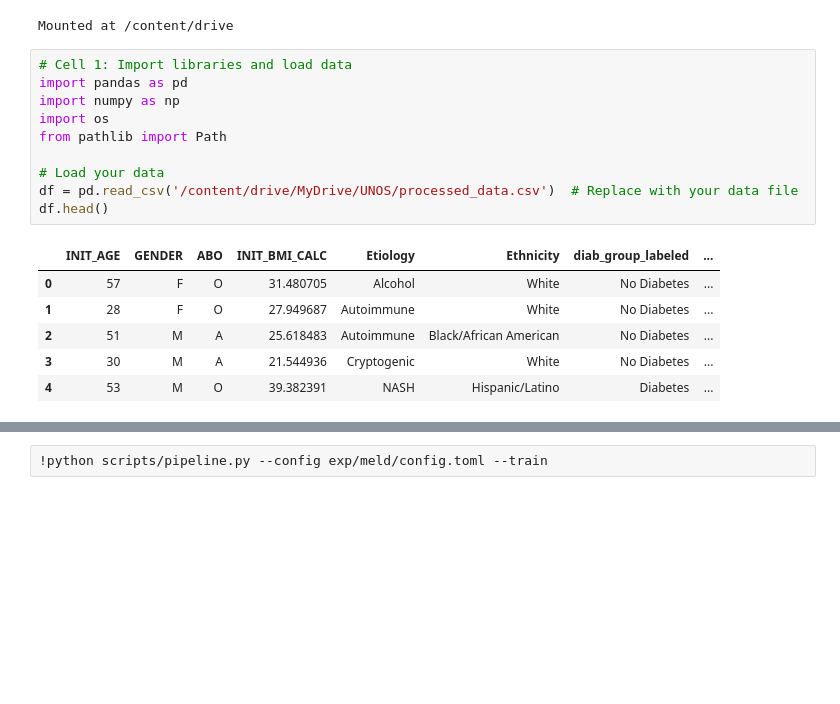
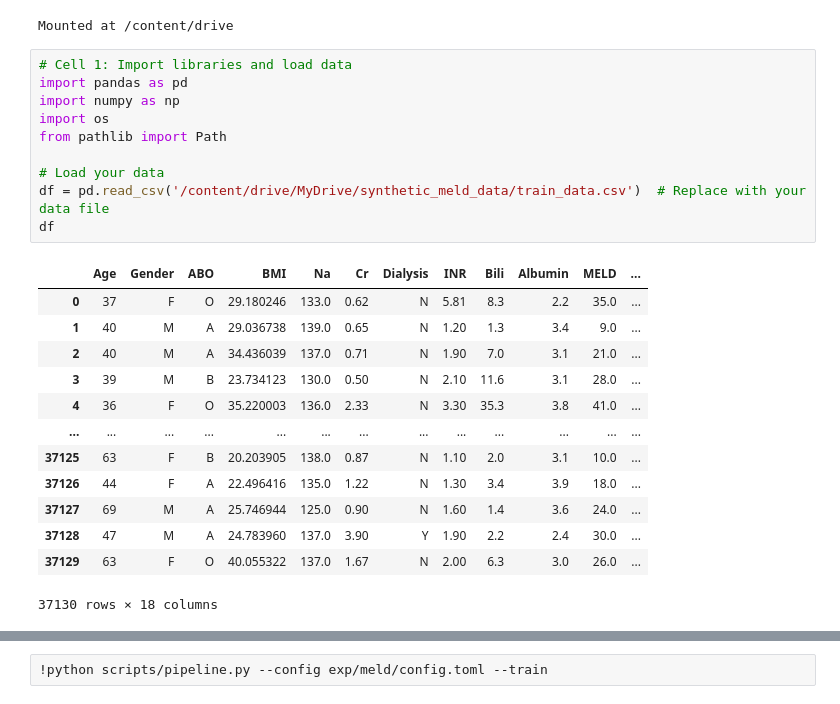
Before and after one commit to chahn85/UNOS_Synthetic, a Jupyter notebook: UNOS_MELD_gen.ipynb, the cells around one changed output, grey strips where cells are left out. Saved outputs shown, nothing was run; the diff lists cells and outputs as text; blank space fills up the shorter version.

```diff
--- a/UNOS_MELD_gen.ipynb
+++ b/UNOS_MELD_gen.ipynb
@@ -91,17 +91,24 @@ Mounted at /content/drive
 # %%
 # Cell 1: Import libraries and load data
 import pandas as pd
 import numpy as np
 import os
 from pathlib import Path
 
 # Load your data
-df = pd.read_csv('/content/drive/MyDrive/UNOS/processed_data.csv')  # Replace with your data file
-df.head()
+df = pd.read_csv('/content/drive/MyDrive/synthetic_meld_data/train_data.csv')  # Replace with your data file
+df
 # %% [output]
-|  | INIT_AGE | GENDER | ABO | INIT_BMI_CALC | Etiology | Ethnicity | diab_group_labeled | ... |
-| 0 | 57 | F | O | 31.480705 | Alcohol | White | No Diabetes | ... |
-| 1 | 28 | F | O | 27.949687 | Autoimmune | White | No Diabetes | ... |
-| 2 | 51 | M | A | 25.618483 | Autoimmune | Black/African American | No Diabetes | ... |
-| 3 | 30 | M | A | 21.544936 | Cryptogenic | White | No Diabetes | ... |
-| 4 | 53 | M | O | 39.382391 | NASH | Hispanic/Latino | Diabetes | ... |
+|  | Age | Gender | ABO | BMI | Na | Cr | Dialysis | INR | Bili | Albumin | MELD | ... |
+| 0 | 37 | F | O | 29.180246 | 133.0 | 0.62 | N | 5.81 | 8.3 | 2.2 | 35.0 | ... |
+| 1 | 40 | M | A | 29.036738 | 139.0 | 0.65 | N | 1.20 | 1.3 | 3.4 | 9.0 | ... |
+| 2 | 40 | M | A | 34.436039 | 137.0 | 0.71 | N | 1.90 | 7.0 | 3.1 | 21.0 | ... |
+| 3 | 39 | M | B | 23.734123 | 130.0 | 0.50 | N | 2.10 | 11.6 | 3.1 | 28.0 | ... |
+| 4 | 36 | F | O | 35.220003 | 136.0 | 2.33 | N | 3.30 | 35.3 | 3.8 | 41.0 | ... |
+| ... | ... | ... | ... | ... | ... | ... | ... | ... | ... | ... | ... | ... |
+| 37125 | 63 | F | B | 20.203905 | 138.0 | 0.87 | N | 1.10 | 2.0 | 3.1 | 10.0 | ... |
+| 37126 | 44 | F | A | 22.496416 | 135.0 | 1.22 | N | 1.30 | 3.4 | 3.9 | 18.0 | ... |
+| 37127 | 69 | M | A | 25.746944 | 125.0 | 0.90 | N | 1.60 | 1.4 | 3.6 | 24.0 | ... |
+| 37128 | 47 | M | A | 24.783960 | 137.0 | 3.90 | Y | 1.90 | 2.2 | 2.4 | 30.0 | ... |
+| 37129 | 63 | F | O | 40.055322 | 137.0 | 1.67 | N | 2.00 | 6.3 | 3.0 | 26.0 | ... |
+37130 rows × 18 columns
```
Also changed, not shown: parts of 5 cells of this notebook.
